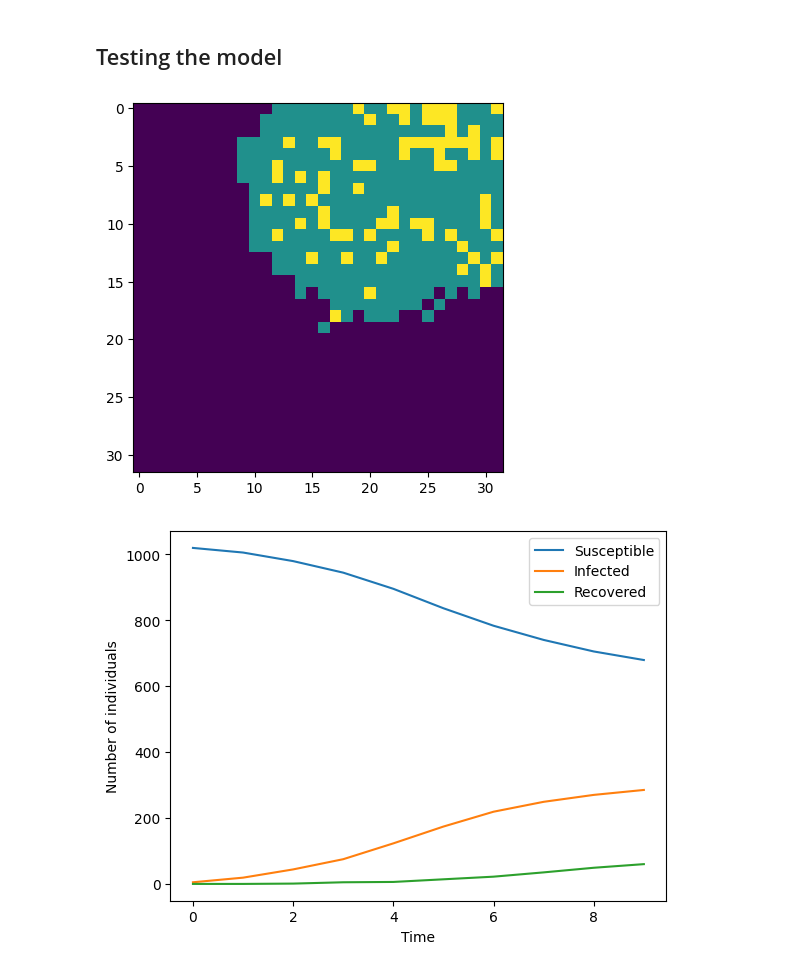
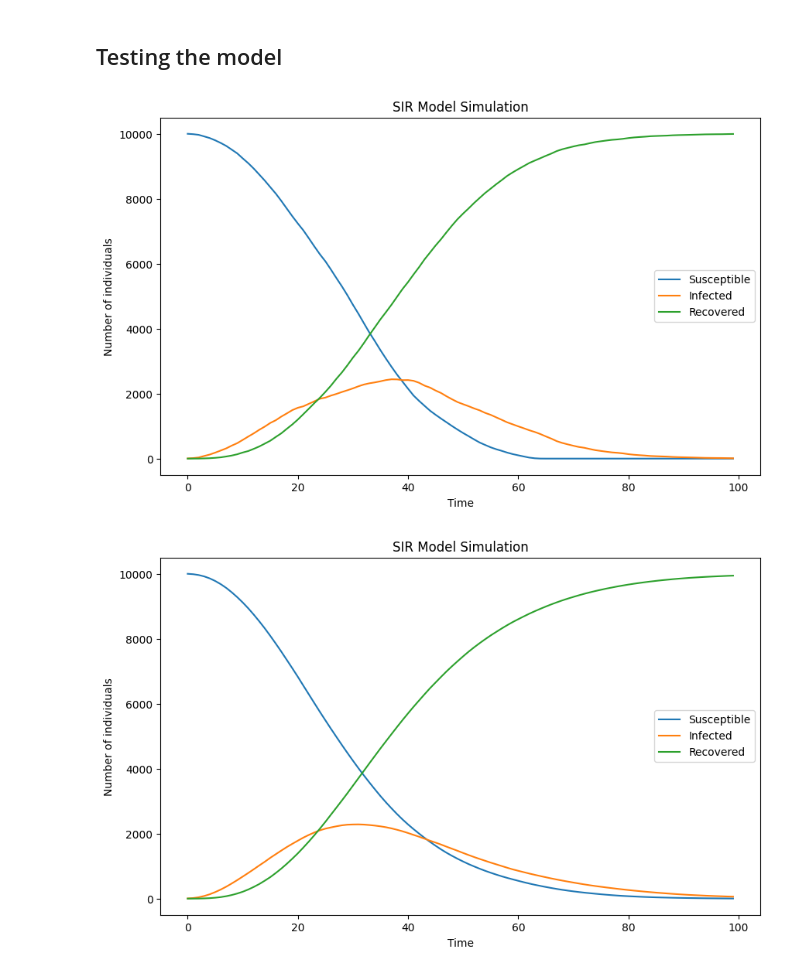
Before and after one commit to UVG-Works-Hub/sir-model, a Jupyter notebook: sir-mode.ipynb, the cells around one changed output. Cells and saved outputs as stored; diff of their text form; code cells hidden in the pictures.

Commit message:
feat: sir model completed

```diff
--- a/sir-mode.ipynb
+++ b/sir-mode.ipynb
@@ -27,6 +46,17 @@ def initGrid(M, N, I_0):
     return grid
 # %%
 def getNeighbors(x, y, M, N, rad):
+    """
+    Get the neighbors of a cell within a given radius.
+
+    Args:
+    x, y (int): Cell coordinates
+    M, N (int): Grid dimensions
+    rad (int): Radius for neighborhood
+
+    Returns:
+    list: List of neighboring cell coordinates
+    """
     neighbors = []
     for i in range(-rad, rad + 1):
         for j in range(-rad, rad + 1):
@@ -62,10 +145,25 @@ def nextIteration(grid, rad, beta, gamma):
 # %%
-def simulation(M, N, T, I_0, rad, beta, gamma):
+def simulation(M, N, T, I_0, rad, beta, gamma, initial_positions=None):
+    """
+    Run a complete SIR model simulation.
+
+    Args:
+    M, N (int): Grid dimensions
+    T (int): Number of time steps
+    I_0 (int): Number of initial infected individuals
+    rad (int): Radius for neighborhood
+    beta (float): Infection rate
+    gamma (float): Recovery rate
+    initial_positions (list): Optional list of (x, y) tuples for initial infected positions
+
+    Returns:
+    tuple: Lists of grid states and S, I, R counts over time
+    """
     gridHist = []
     IHist = []
     SHist = []
     RHist = []
-    grid = initGrid(M, N, I_0)
+    grid = initGrid(M, N, I_0, initial_positions)
     for _ in range(T):
         grid, S, I, R = nextIteration(grid, rad, beta, gamma)
         gridHist.append(grid)
@@ -91,10 +210,24 @@ def evolutionPlot(SHist, IHist, RHist):
 # %% [markdown]
 ## Testing the model
+# %%
+M, N = 100, 100  # Grid dimensions
+T = 100  # Number of time steps
+I_0 = 5  # Initial number of infected individuals
+rad = 1  # Interaction radius
+beta = 0.3  # Infection rate
+gamma = 0.1  # Recovery rate
 # %%
-T = 10
+# Single simulation
 gridHist, SHist, IHist, RHist = simulation(M, N, T, I_0, rad, beta, gamma)
-gifGrid(gridHist)
+createGif(gridHist)
 evolutionPlot(SHist, IHist, RHist)
 # %% [output]
-[figure, old version]
+[figure, new version]
-[figure, removed]
+# %%
+# Multiple simulations
+N_exp = 50
+avg_S, avg_I, avg_R, avg_grids = runMultipleSimulations(M, N, T, I_0, rad, beta, gamma, N_exp)
+evolutionPlot(avg_S, avg_I, avg_R)
+createGif(avg_grids, 'average_sir_simulation.gif')
+# %% [output]
+[figure, added]
```
Also changed, not shown: parts of 12 cells of this notebook, 3 other files.
